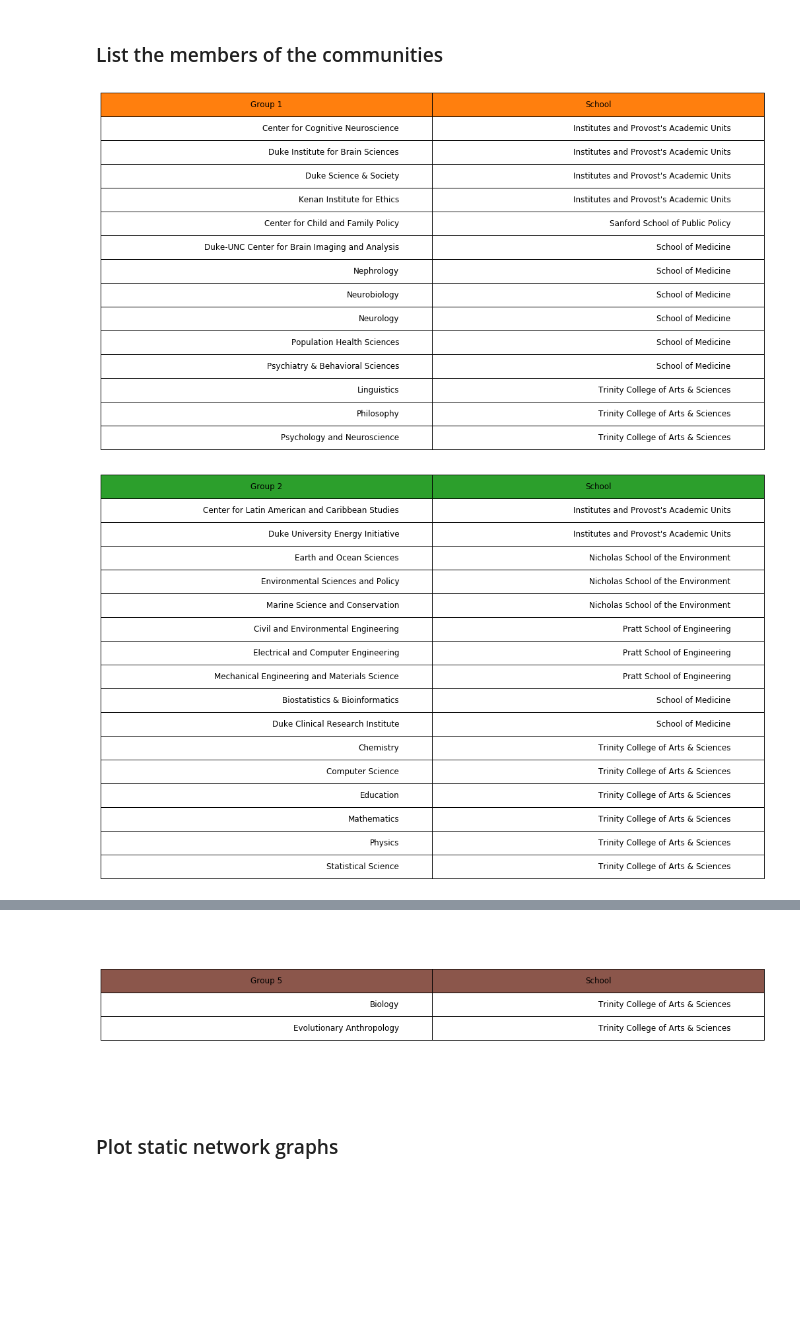
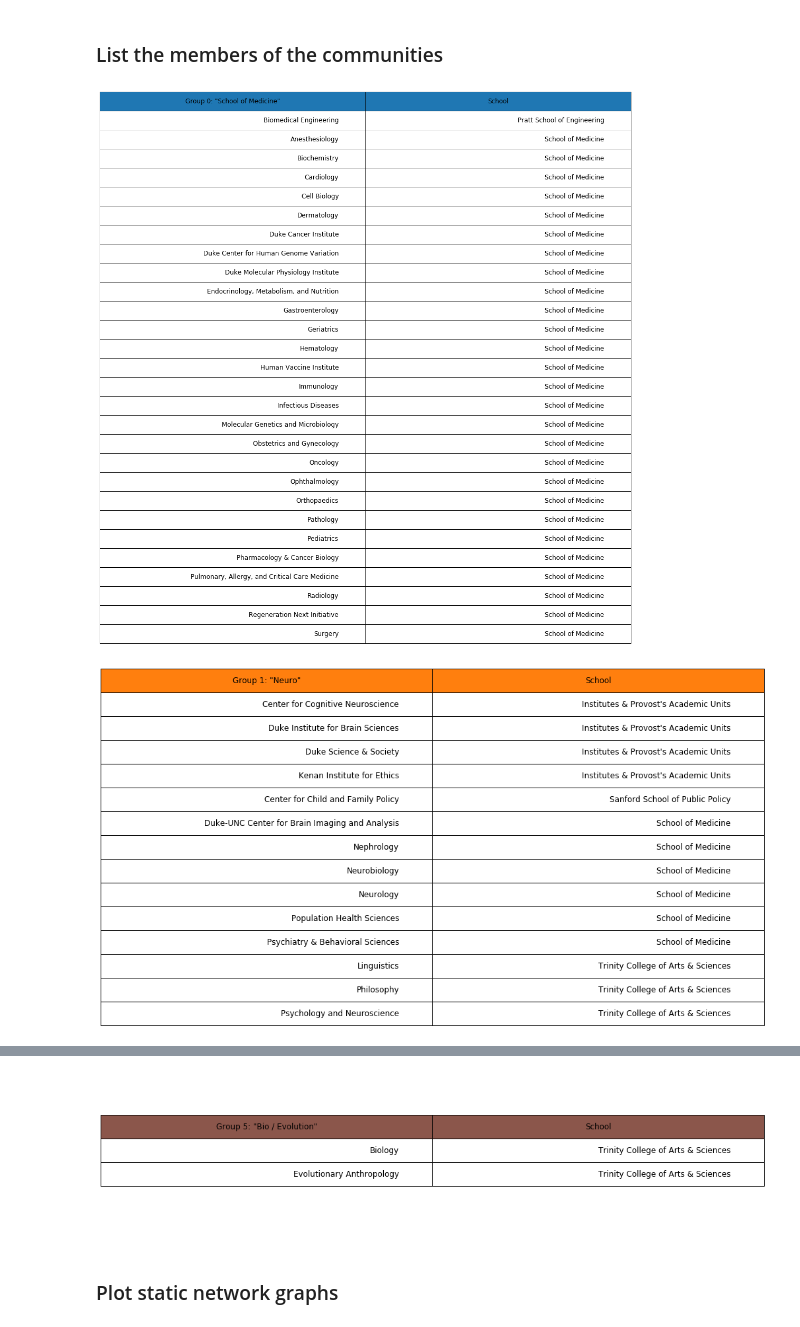
Before and after one commit to mepland/vis_challenge_2018, a Jupyter notebook: graph/graph.ipynb, the cells around one changed output, grey strips where cells are left out. Drawn from its saved outputs; the diff is of its cells as text; code cells hidden in the pictures; blank space fills up the shorter version.

```diff
--- a/graph/graph.ipynb
+++ b/graph/graph.ipynb
@@ -148,6 +149,10 @@ df_org = pd.read_csv(orgs_path, dtype={
 'SCHOOL_NAME': object,
 'ORG_DISPLAY_NAME': object
 })
+
+df_org['SCHOOL_NAME'].replace("Institutes and Provost's Academic Units", "Institutes & Provost's Academic Units", True)
+
+
 df_org_index = df_org.set_index('ORGANIZATIONAL_UNIT')
 
 df_org_names = df_org_index[['ORG_DISPLAY_NAME']]
@@ -166,7 +171,7 @@ school_symbols={
  'Trinity College of Arts & Sciences': 'dot',
  'Pratt School of Engineering': 'square',
  'School of Medicine': 'triangle',
- "Institutes and Provost's Academic Units": 'triangleDown',
+ "Institutes & Provost's Academic Units": 'triangleDown',
  'Nicholas School of the Environment': 'diamond',
  'School of Nursing': 'star',
  'Sanford School of Public Policy': 'star',
@@ -281,29 +293,38 @@ visJS_module.visjs_network(nodes_dict, edges_dict,
 ### List the members of the communities
 # %%
 df_communities = pd.DataFrame(parts.items(), columns=['ORGANIZATIONAL_UNIT', 'Community'])
+# %%
+community_nicknames = {
+    0:'School of Medicine',
+    1:'Neuro',
+    2:'Physical Sciences',
+    3:'Social Science / Health, Pro Schools',
+    4:'Liberal Arts',
+    5:'Bio / Evolution'
+}
 # %%
 ## As matplotlib tables, with color coded headers
-for community in df_communities.Community.unique():
+for community in sorted(df_communities.Community.unique()):
     df_community = df_communities[df_communities['Community']==community]
     cell_text = []
     first_n = -1
     for n in list(df_community['ORGANIZATIONAL_UNIT']):
         # cell_text.append([("%s - %s" % (org_names[n],school_names[n]))])
         cell_text.append([org_names[n], school_names[n]])
         if first_n == -1: first_n = n
 
     cell_text.sort(key = operator.itemgetter(1, 0))
 
     color_tuple = color_str_to_tuple(node_to_color[first_n])
 
     plt.axis('off')
-    the_table = plt.table(cellText=cell_text,colLabels=[("Group %d" % community),"School"],
+    the_table = plt.table(cellText=cell_text,colLabels=[("Group %d: \"%s\"" % (community,community_nicknames[community])),"School"],
               colColours=[color_tuple,color_tuple],
               loc='center')
     the_table.scale(3,3)
     the_table.auto_set_font_size(False)
     the_table.set_fontsize(12)
     plt.show()
 # %% [output]
-[figure, old version]
+[figure, new version]
-[figure, old version]
+[figure, new version]
@@ -313,4 +334,4 @@ for community in df_communities.Community.unique():
-[figure, old version]
+[figure, new version]
 # %% [markdown]
 ### Plot static network graphs
 # %%
```
Also changed, not shown: parts of 14 cells of this notebook.
